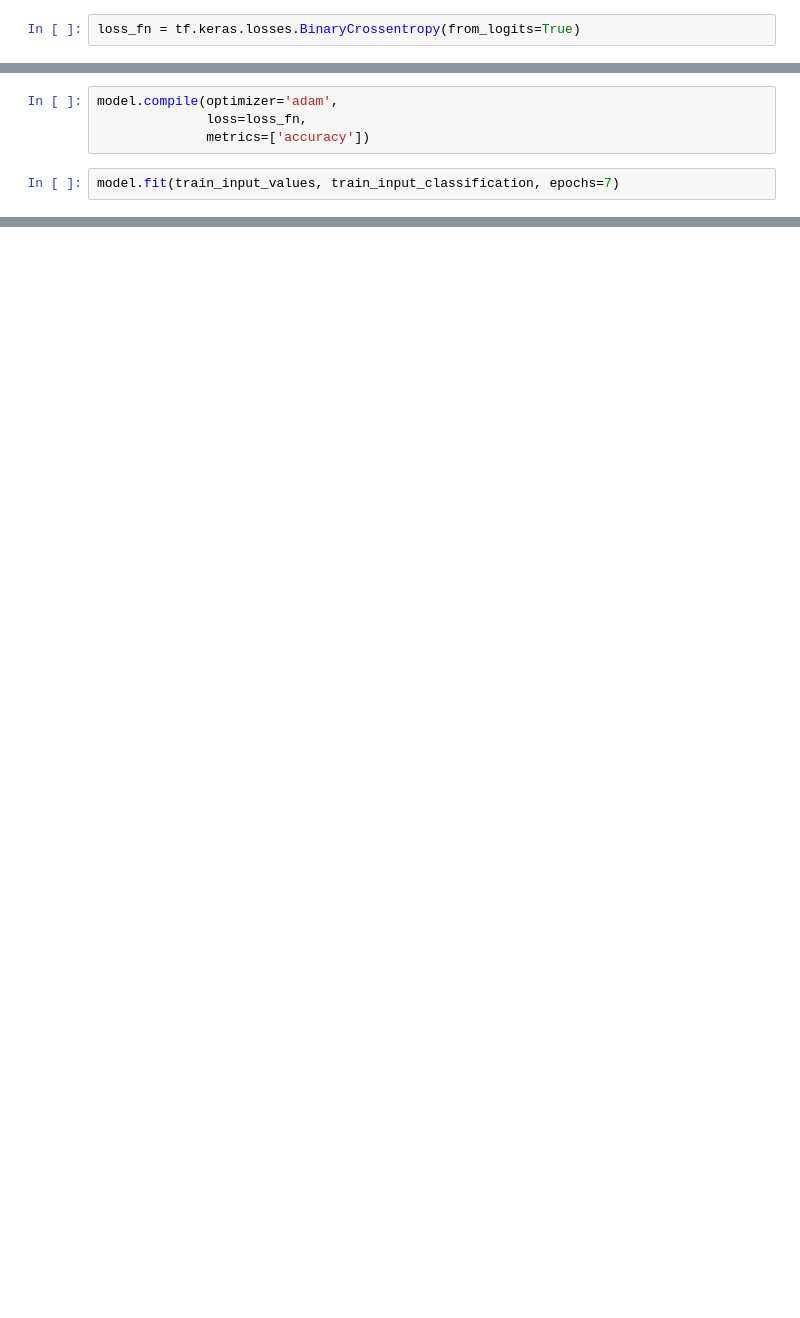
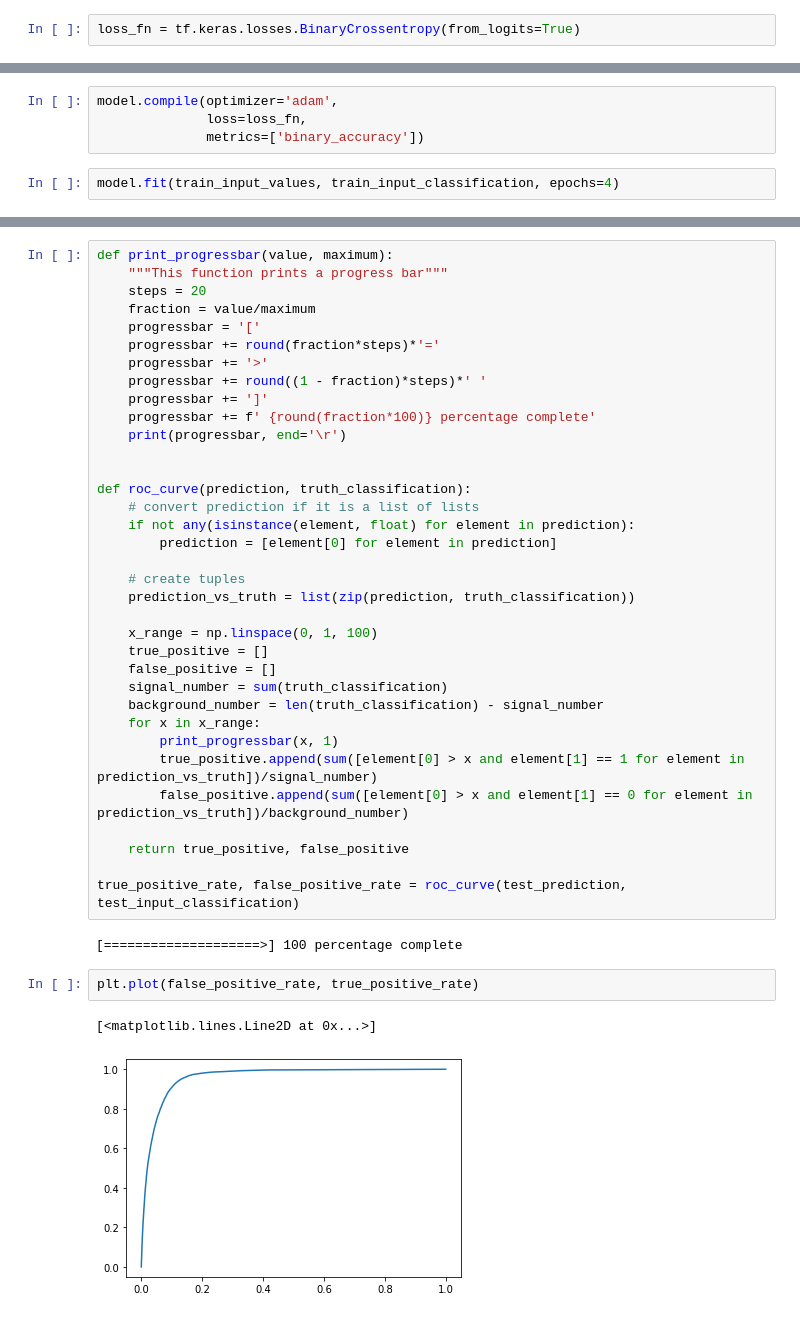
Before and after one commit to MaxStange1005/ATLAS-OpenData-Higgs-NeuralNetworks, a Jupyter notebook: machine_learning.ipynb, the cells around one changed output, grey strips where cells are left out. Drawn from its saved outputs; the diff is of its cells as text; blank space fills up the shorter version.

Commit message:
first steps with roc curve

```diff
--- a/machine_learning.ipynb
+++ b/machine_learning.ipynb
@@ -232,6 +264,6 @@ loss_fn = tf.keras.losses.BinaryCrossentropy(from_logits=True)
 # %%
 model.compile(optimizer='adam',
               loss=loss_fn,
-              metrics=['accuracy'])
+              metrics=['binary_accuracy'])
 # %%
-model.fit(train_input_values, train_input_classification, epochs=7)
+model.fit(train_input_values, train_input_classification, epochs=4)
@@ -242,0 +287,42 @@ print(test_prediction)
+# %%
+def print_progressbar(value, maximum):
+    """This function prints a progress bar"""
+    steps = 20
+    fraction = value/maximum
+    progressbar = '['
+    progressbar += round(fraction*steps)*'='
+    progressbar += '>'
+    progressbar += round((1 - fraction)*steps)*' '
+    progressbar += ']'
+    progressbar += f' {round(fraction*100)} percentage complete'
+    print(progressbar, end='\r')
+
+
+def roc_curve(prediction, truth_classification):
+    # convert prediction if it is a list of lists
+    if not any(isinstance(element, float) for element in prediction):
+        prediction = [element[0] for element in prediction]
+
+    # create tuples
+    prediction_vs_truth = list(zip(prediction, truth_classification))
+
+    x_range = np.linspace(0, 1, 100)
+    true_positive = []
+    false_positive = []
+    signal_number = sum(truth_classification)
+    background_number = len(truth_classification) - signal_number
+    for x in x_range:
+        print_progressbar(x, 1)
+        true_positive.append(sum([element[0] > x and element[1] == 1 for element in prediction_vs_truth])/signal_number)
+        false_positive.append(sum([element[0] > x and element[1] == 0 for element in prediction_vs_truth])/background_number)
+
+    return true_positive, false_positive
+
+true_positive_rate, false_positive_rate = roc_curve(test_prediction, test_input_classification)
+# %% [output]
+[====================>] 100 percentage complete
+# %%
+plt.plot(false_positive_rate, true_positive_rate)
+# %% [output]
+[<matplotlib.lines.Line2D at 0x...>]
+[figure, added]
```
Also changed, not shown: parts of 17 cells of this notebook, 1 other file.
